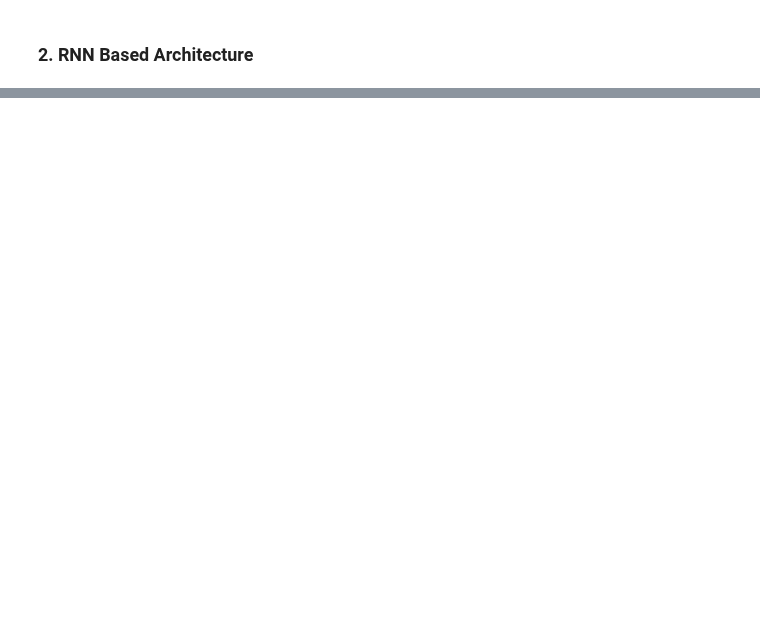
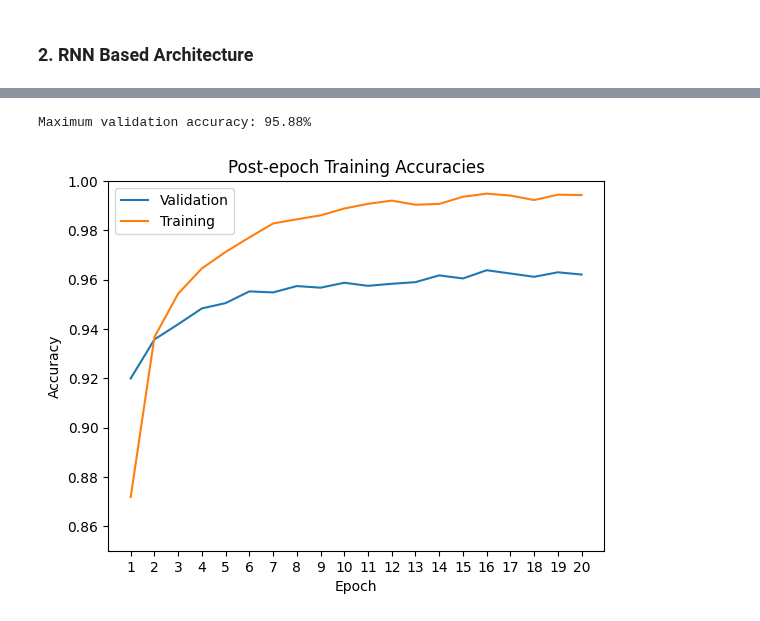
Before and after one commit to aflah02/DL_Assignments, a Jupyter notebook: Assignment_3/Task_1/main.ipynb, the cells around one changed output, grey strips where cells are left out. Drawn from its saved outputs; the diff is of its cells as text; code cells hidden in the pictures; blank space fills up the shorter version.

```diff
--- a/Assignment_3/Task_1/main.ipynb
+++ b/Assignment_3/Task_1/main.ipynb
@@ -166,0 +335,17 @@ else:
+# %%
+saved_weights_fname_pmnist = "Saves/pMNIST-weights.hdf5"
+callbacks = [
+    tf.keras.callbacks.ModelCheckpoint(
+        filepath=saved_weights_fname_pmnist, monitor="val_loss", verbose=1, save_best_only=True
+    ),
+]
+
+if do_training:
+    result = model_pmnist.fit(
+        train_permuted_X,
+        train_permuted_y,
+        epochs=epochs,
+        batch_size=batch_size,
+        validation_data=(val_permuted_X, val_permuted_y),
+        callbacks=callbacks,
+    )
@@ -166,0 +373,23 @@ else:
+# %%
+with open('Saves/pMNIST', "rb" ) as f:
+    result = pickle.load(f)
+# %%
+plt.figure()
+plt.plot(result.history["val_accuracy"], label="Validation")
+plt.plot(result.history["accuracy"], label="Training")
+plt.legend()
+plt.xlabel("Epoch")
+plt.ylabel("Accuracy")
+plt.title("Post-epoch Training Accuracies")
+plt.xticks(np.arange(epochs), np.arange(1, epochs + 1))
+plt.ylim((0.85, 1.0))  # Restrict range of y axis to (0.85, 1) for readability
+plt.savefig("Saves/pMNIST-training-accuracy.png")
+
+val_loss_min = np.argmin(result.history["val_loss"])
+print(
+    f"Maximum validation accuracy: "
+    f"{round(result.history['val_accuracy'][val_loss_min] * 100, 2):.2f}%"
+)
+# %% [output]
+Maximum validation accuracy: 95.88%
+[figure, added]
```
Also changed, not shown: parts of 19 cells of this notebook, 34 other files.
